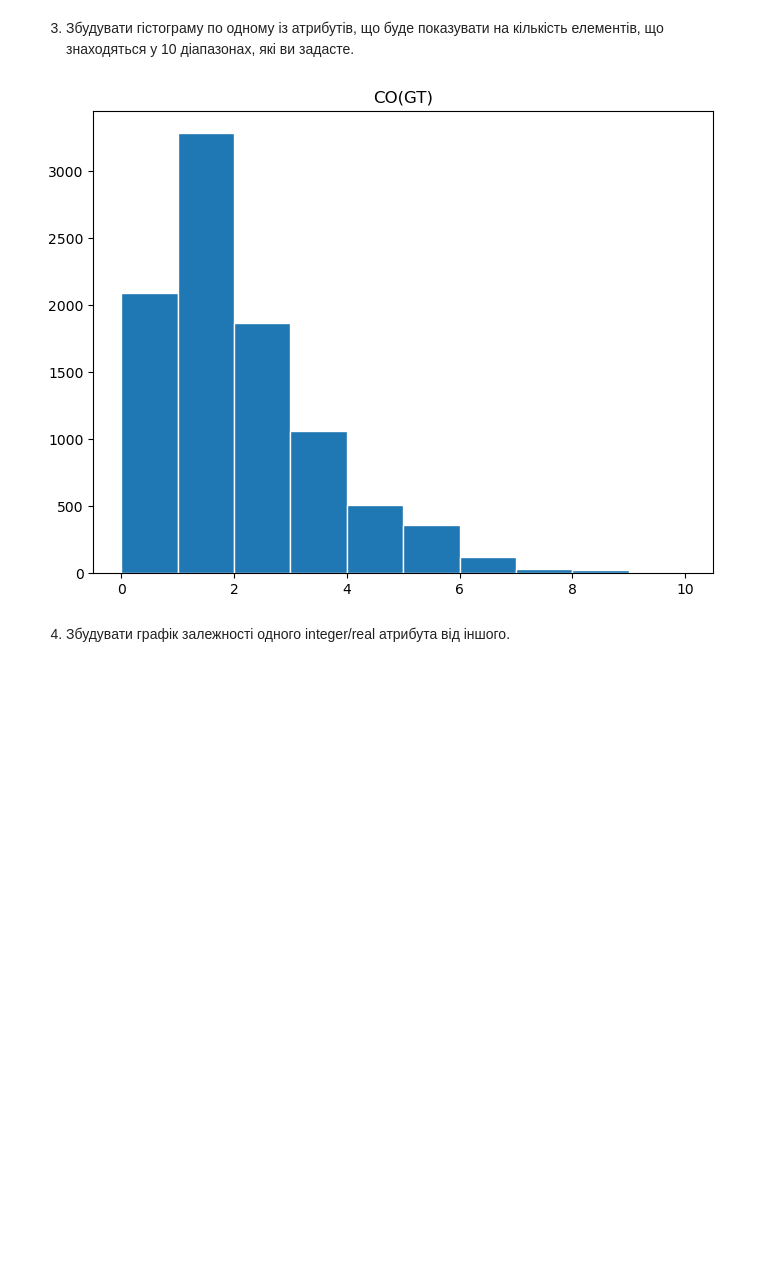
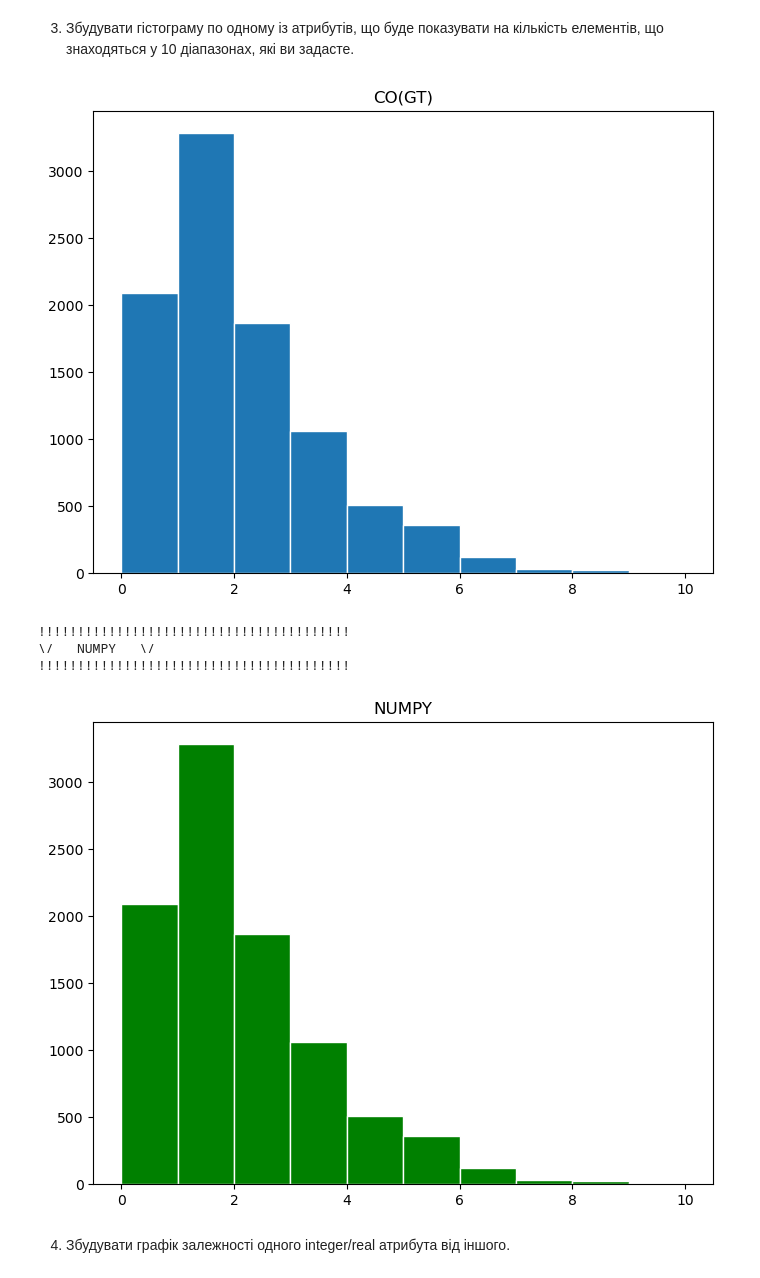
Before and after one commit to yevavorov/ad_labs, a Jupyter notebook: lab_4/laba4.ipynb, the cells around one changed output. Saved outputs shown, nothing was run; the diff lists cells and outputs as text; code cells hidden in the pictures; blank space fills up the shorter version.

```diff
--- a/lab_4/laba4.ipynb
+++ b/lab_4/laba4.ipynb
@@ -62,6 +81,7 @@ try:
     # Читання даних з файлу / Створення датафрейму
     df_2 = pd.read_excel(os.path.join("csv_folder", "lab4_file_2.xlsx"), index_col=False, header=0)
     df_2 = df_2.reset_index(drop=True)
+    df_2["Date"] = df_2["Date"].dt.strftime("%d/%m/%Y")
     print(df_2.head())
 except Exception as e:
     print("Something went wrong...")
@@ -87,3 +107,8 @@ except Exception as e:
 2  11.90  53.975000  0.750239
 3  11.00  60.000000  0.786713
 4  11.15  59.575001  0.788794
+# %%
+# NUMPY — Другий рівень
+###################
+ndf_2 = df_2.to_numpy()
+print(ndf_2[:5])
@@ -283,5 +327,16 @@ df_2.replace(nan_data, None, inplace=True)
 
 # Замінимо NA на попередні значення (метод ffill -- заповнення попередніми даними)
 df_2 = df_2.fillna(method="ffill")
+
+
+
+###################
+# Для NUMPY   \/
+for i in range(ndf_2.shape[0]):
+    for j in range(ndf_2.shape[1]):
+        if ndf_2[i, j] == nan_data:
+            ndf_2[i, j] = ndf_2 [i-1, j]
+
+num_ndf_2 = ndf_2[:, 2:].astype(float)
 # %% [markdown]
 2. Пронормувати вибраний датасет або стандартизувати його (нормалізація і стандартизація мають бути реалізовані як окремі функції без застосування додаткових бібліотек, як наприклад sklearn.preprocessing).
@@ -316,14 +400,33 @@ print(ndf.head())
 # %% [markdown]
 3. Збудувати гістограму по одному із атрибутів, що буде показувати на кількість елементів, що знаходяться у 10 діапазонах, які ви задасте.
 # %%
+diap = [0, 1, 2, 3, 4, 5, 6, 7, 8, 9, 10]
+
 col_hist = "CO(GT)"
-diap = [0, 1, 2, 3, 4, 5, 6, 7, 8, 9, 10]
 plt.figure(figsize=(8, 6))
 plt.hist(df_2[col_hist], bins=diap, edgecolor="white")
 plt.title(col_hist)
 plt.show()
+
+
+print("!"*40)
+print("\/   NUMPY   \/")
+print("!"*40)
+
+
+###################
+# Для NUMPY   \/
+col_n = 0
+plt.figure(figsize=(8, 6))
+plt.hist(num_ndf_2[:, col_n], bins=diap, edgecolor="white", color="green")
+plt.title("NUMPY")
+plt.show()
 # %% [output]
 [figure]
+!!!!!!!!!!!!!!!!!!!!!!!!!!!!!!!!!!!!!!!!
+\/   NUMPY   \/
+!!!!!!!!!!!!!!!!!!!!!!!!!!!!!!!!!!!!!!!!
+[figure, added]
 # %% [markdown]
 4. Збудувати графік залежності одного integer/real атрибута від іншого.
 # %%
```
Also changed, not shown: parts of 16 cells of this notebook.
